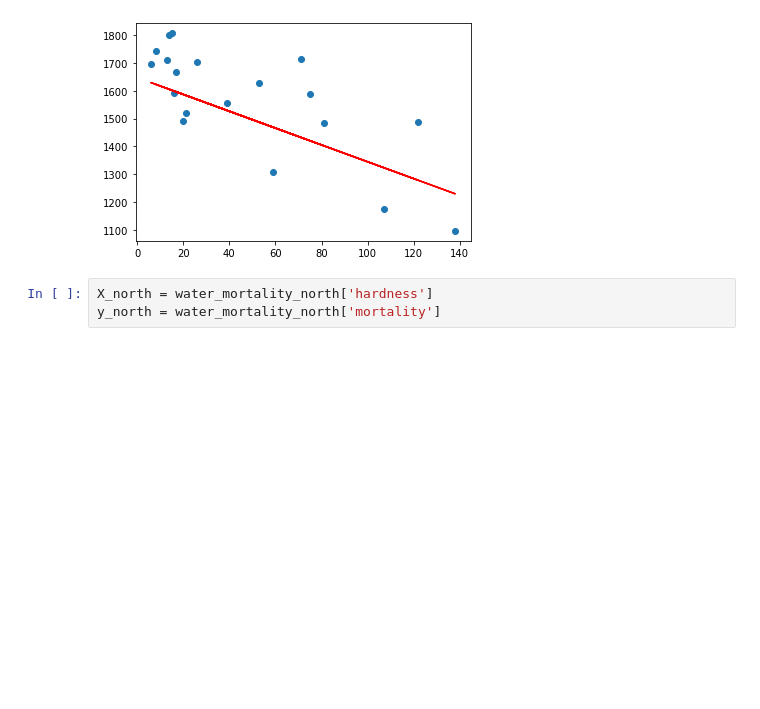
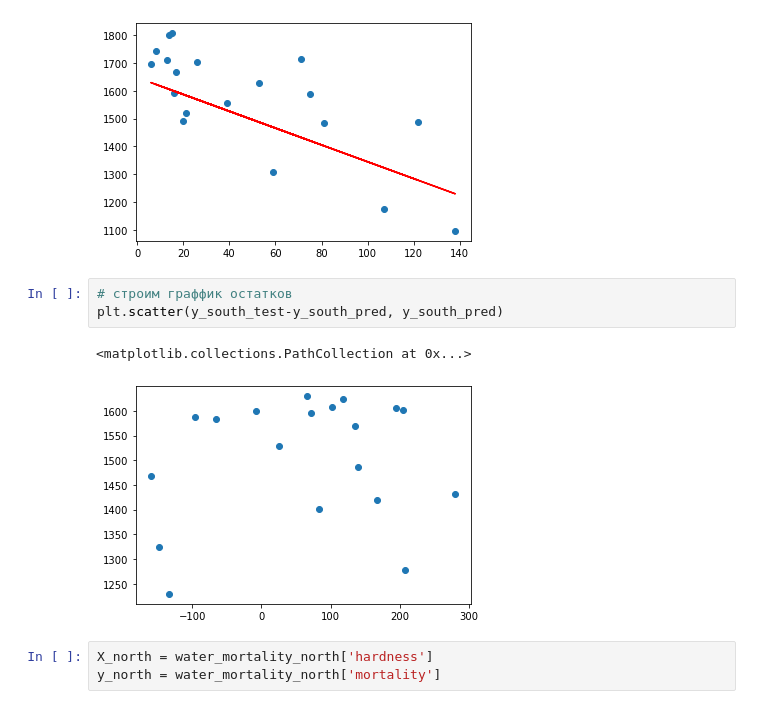
Before and after one commit to antonpavlovskyi/pyda_homeworks, a Jupyter notebook: corr_regr/hw_corr_regr.ipynb, the cells around one changed output. Drawn from its saved outputs; the diff is of its cells as text; blank space fills up the shorter version.

```diff
--- a/corr_regr/hw_corr_regr.ipynb
+++ b/corr_regr/hw_corr_regr.ipynb
@@ -224,6 +230,12 @@ plt.plot(X_south_test, y_south_pred, c='r')
 # %% [output]
 [<matplotlib.lines.Line2D at 0x...>]
 [figure]
+# %%
+# строим граффик остатков
+plt.scatter(y_south_test-y_south_pred, y_south_pred)
+# %% [output]
+<matplotlib.collections.PathCollection at 0x...>
+[figure, added]
 # %%
 X_north = water_mortality_north['hardness']
 y_north = water_mortality_north['mortality']
```
Also changed, not shown: parts of 3 cells of this notebook.
